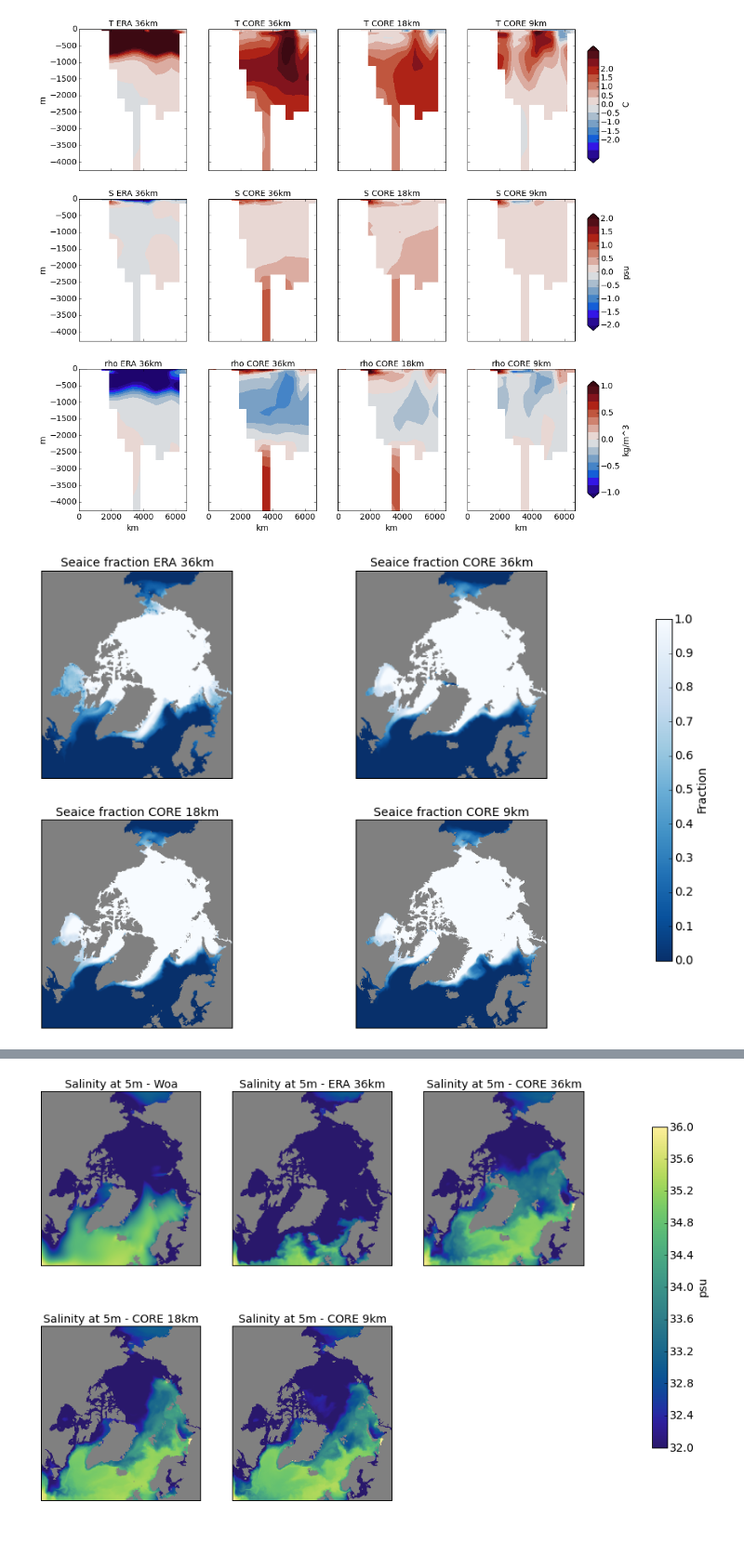
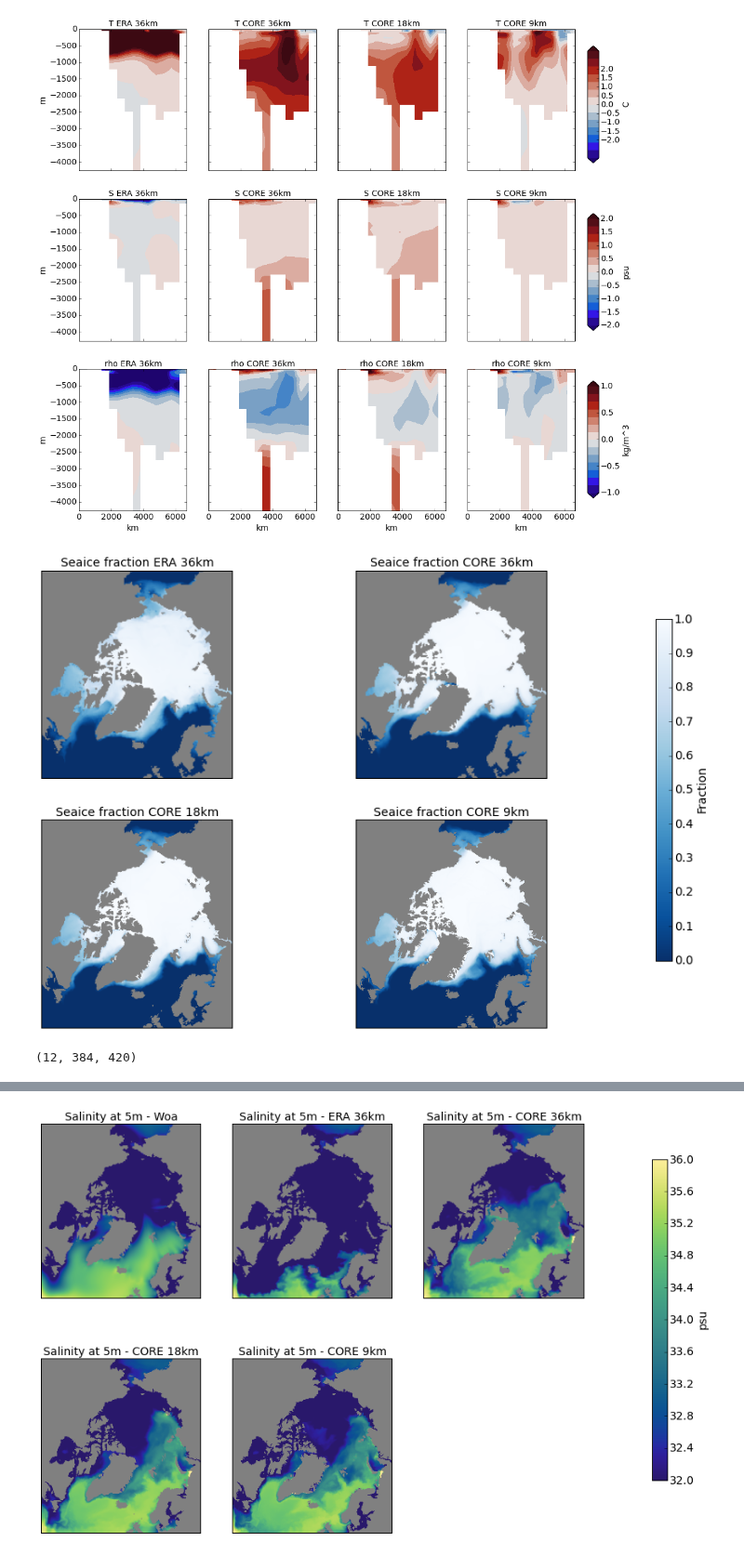
Before and after one commit to AlessandroMozzato/notebooks, a Jupyter notebook: ModelValidation.ipynb, the cells around one changed output, grey strips where cells are left out. Shown at 93% size. Saved outputs shown, nothing was run; the diff lists cells and outputs as text; code cells hidden in the pictures.

```diff
--- a/ModelValidation.ipynb
+++ b/ModelValidation.ipynb
@@ -533,32 +533,36 @@ plot_tot(comp_pm)
 # %%
 def plot_seaice(data_comp):
     vmin = 0
     vmax = 1
     tempbounds = range(vmin,vmax,2)
     cmap = matplotlib.cm.Blues_r
-    cs = plt.imshow(data_comp[1].seaice['SIheff'][0,0,:,:],vmin=vmin,vmax=vmax,cmap=cmap)
+    cs = plt.imshow(data_comp[1].seaice['SIarea'][0,0,:,:],vmin=vmin,vmax=vmax,cmap=cmap)
     plt.colorbar(cs)
     plt.close()
     ind = 0
 
     fig, axes = plt.subplots(2,2)
     for data in data_comp:
-        masked_array = np.ma.array(np.nanmean(data_comp[data].seaice['SIheff'][:,0,:,:],axis=0),\
-                                   mask=np.isnan(np.nanmean(data_comp[data].seaice['SIheff'][:,0,:,:],axis=0)))
+        masked_array = np.ma.array(np.nanmean(data_comp[data].seaice['SIarea'][:,0,:,:],axis=0),\
+                                   mask=np.isnan(np.nanmean(data_comp[data].seaice['SIarea'][:,0,:,:],axis=0)))
         masked_array = np.fliplr(masked_array.T)
         cmap.set_bad('grey',1.)
         axes.flat[ind].imshow(masked_array,cmap=cmap,vmin=vmin, vmax=vmax,origin="left")
         axes.flat[ind].set_title('Seaice fraction '+data_comp[data].title)
         axes.flat[ind].title.set_fontsize('14')
         axes.flat[ind].tick_params(axis=u'both', which='both', bottom='off', top='off', right='off',
             left='off', labelbottom='off',labelleft='off')
         ind += 1
     cbar_ax = fig.add_axes([1.9, 0.4, 0.045, 1.4])
     cbar = plt.colorbar(cs, cax=cbar_ax,)
     cbar.ax.set_ylabel('Fraction')
 # labels along the bottom edge are off
 
     fig.subplots_adjust(right=1.7,top=2.)
 plot_seaice(comp_diff)
 # %% [output]
-[figure, old version]
+[figure, new version]
+# %%
+CORE_18.mxldepth.shape
+# %% [output]
+(12, 384, 420)
```
Also changed, not shown: parts of 6 cells of this notebook, 1 other file.
